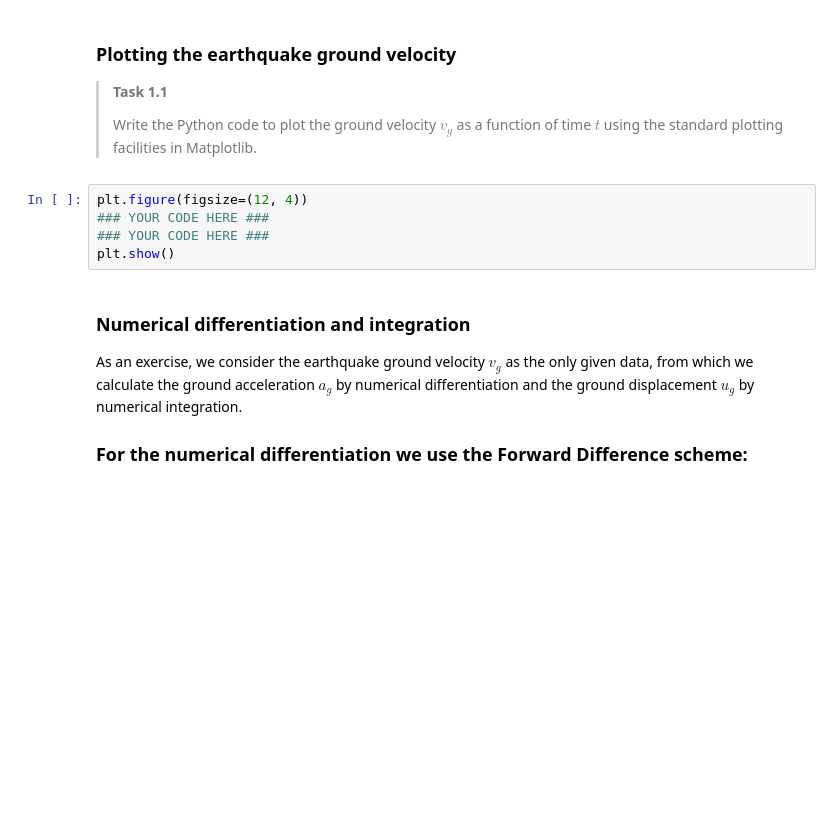
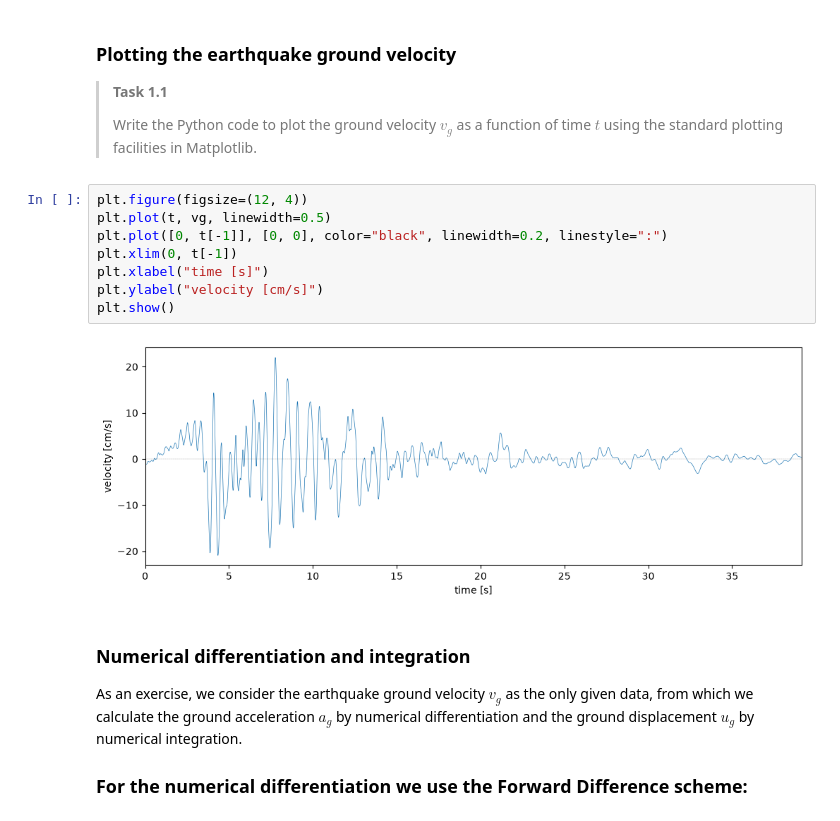
Before and after one commit to mbezmali/GroupAssignment-1.2---BEZMALINOVICH, a Jupyter notebook: 1Ddynamics.ipynb, the cells around one changed output. Cells and saved outputs as stored; diff of their text form; blank space fills up the shorter version.

```diff
--- a/1Ddynamics.ipynb
+++ b/1Ddynamics.ipynb
@@ -80,11 +84,16 @@ t = np.linspace(start=0, stop=dt * num, num=num)
 >**Task 1.1**
 >
 >Write the Python code to plot the ground velocity $v_g$ as a function of time $t$ using the standard plotting facilities in Matplotlib.
-# %%
-plt.figure(figsize=(12, 4))
-### YOUR CODE HERE ###
-### YOUR CODE HERE ###
-plt.show()
+# %%
+plt.figure(figsize=(12, 4))
+plt.plot(t, vg, linewidth=0.5)
+plt.plot([0, t[-1]], [0, 0], color="black", linewidth=0.2, linestyle=":")
+plt.xlim(0, t[-1])
+plt.xlabel("time [s]")
+plt.ylabel("velocity [cm/s]")
+plt.show()
+# %% [output]
+[figure, added]
 # %% [markdown]
 ### Numerical differentiation and integration
 
```
Also changed, not shown: parts of 17 cells of this notebook.
